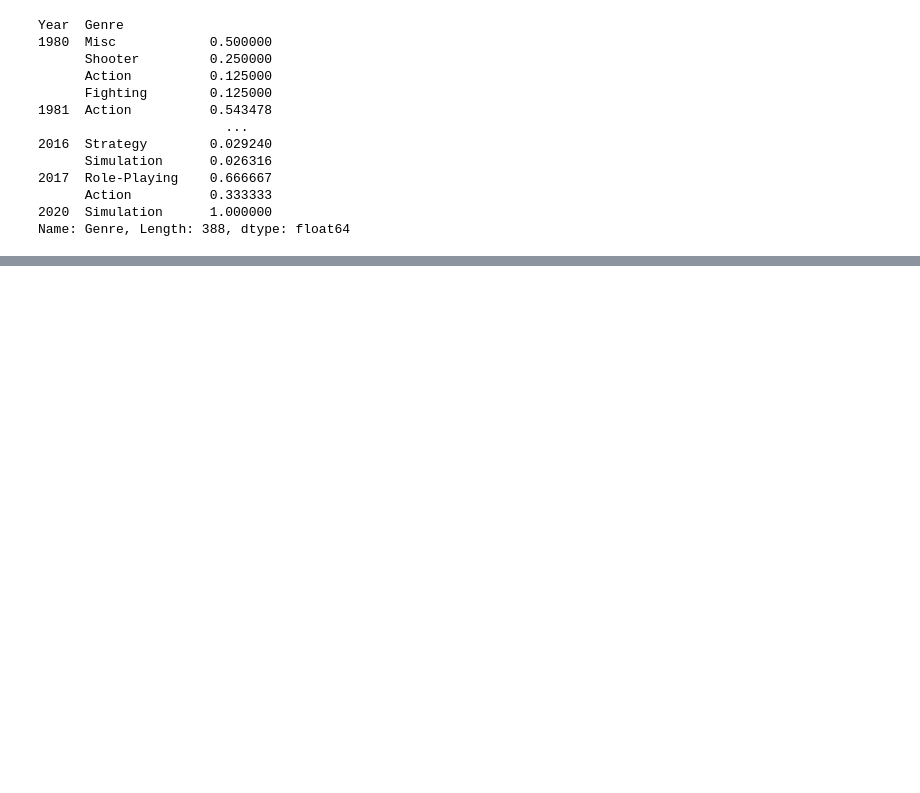
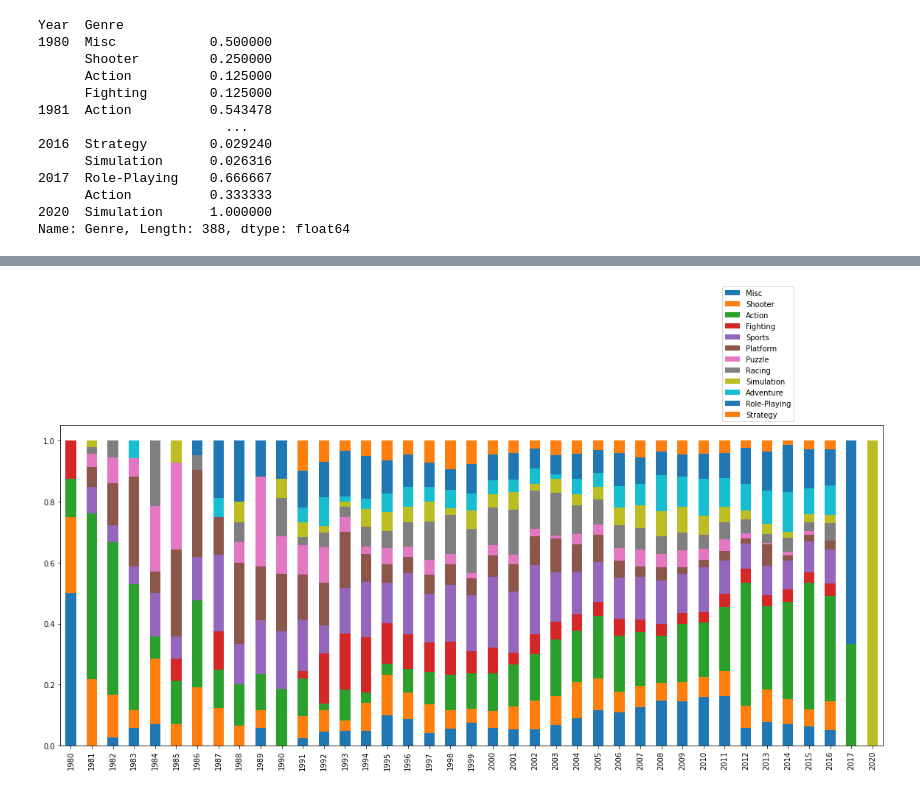
Before and after one commit to yena53/hello-world, a Jupyter notebook: 프로젝트_데이터전처리.ipynb, the cells around one changed output, grey strips where cells are left out. Cells and saved outputs as stored; diff of their text form; code cells hidden in the pictures; blank space fills up the shorter version.

```diff
--- a/프로젝트_데이터전처리.ipynb
+++ b/프로젝트_데이터전처리.ipynb
@@ -165,0 +137,13 @@ TypeError: ignored
+# %%
+df4 = count_norm.rename_axis(['Year','Genre']).to_frame('Genre')
+
+df4=df4.rename(columns={'Genre':'count'})
+df4=df4.reset_index()
+# %%
+# for i in range(2):
+for i in range(len(df4)):
+  yr=df4.iloc[i,0]
+  gr=df4.iloc[i,1]
+  cnt=df4.iloc[i,2]
+
+  #
@@ -165,0 +159,13 @@ TypeError: ignored
+# %%
+import numpy as np
+
+cnt_df=pd.DataFrame(np.zeros([39,12],dtype=int))
+cnt_df.columns = df4['Genre'].unique()
+cnt_df.index= df4['Year'].unique()
+
+for i in range(len(df4)):
+  yr=df4.iloc[i,0]
+  gr=df4.iloc[i,1]
+  cnt=df4.iloc[i,2]
+  cnt_df.loc[yr,gr]=cnt
+cnt_df
@@ -165,0 +190,7 @@ TypeError: ignored
+# %%
+import matplotlib.pyplot as plt
+cnt_df.plot(kind="bar",stacked=True,figsize=(20,8))
+plt.legend(loc="lower left",bbox_to_anchor=(0.8,1.0))
+plt.show()
+# %% [output]
+[figure, added]
```
Also changed, not shown: parts of 11 cells of this notebook.
